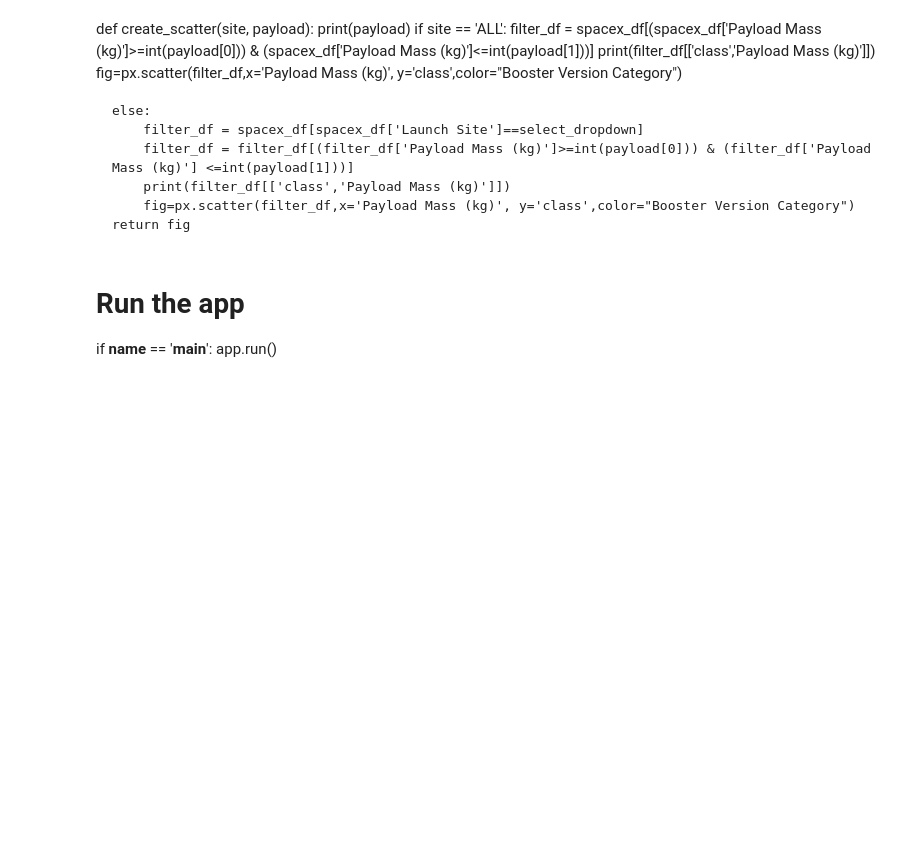
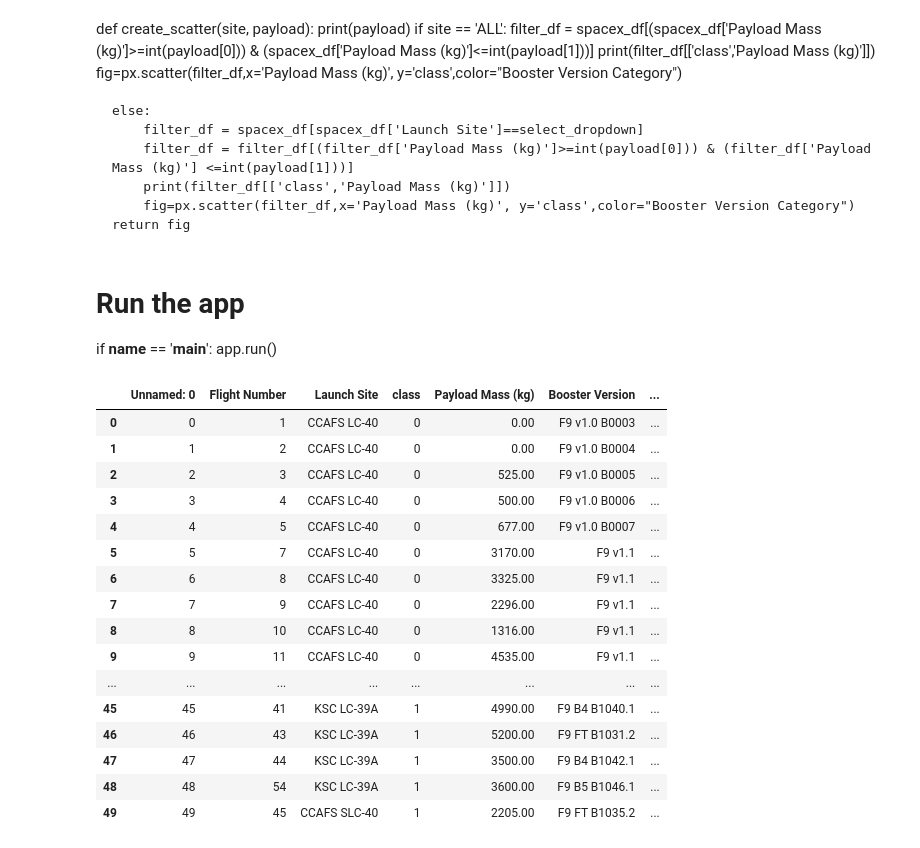
Before and after one commit to Kokniox/SpaceX-Falcon-9, a Jupyter notebook: Dashboard_with_DASH.ipynb, the cells around one changed output. Drawn from its saved outputs; the diff is of its cells as text; code cells hidden in the pictures; blank space fills up the shorter version.

```diff
--- a/Dashboard_with_DASH.ipynb
+++ b/Dashboard_with_DASH.ipynb
@@ -249,3 +294,23 @@ def create_scatter(site, payload):
 # Run the app
 if __name__ == '__main__':
     app.run()
+# %%
+spacex_df.head(50)
+# %% [output]
+|  | Unnamed: 0 | Flight Number | Launch Site | class | Payload Mass (kg) | Booster Version | ... |
+| 0 | 0 | 1 | CCAFS LC-40 | 0 | 0.00 | F9 v1.0 B0003 | ... |
+| 1 | 1 | 2 | CCAFS LC-40 | 0 | 0.00 | F9 v1.0 B0004 | ... |
+| 2 | 2 | 3 | CCAFS LC-40 | 0 | 525.00 | F9 v1.0 B0005 | ... |
+| 3 | 3 | 4 | CCAFS LC-40 | 0 | 500.00 | F9 v1.0 B0006 | ... |
+| 4 | 4 | 5 | CCAFS LC-40 | 0 | 677.00 | F9 v1.0 B0007 | ... |
+| 5 | 5 | 7 | CCAFS LC-40 | 0 | 3170.00 | F9 v1.1 | ... |
+| 6 | 6 | 8 | CCAFS LC-40 | 0 | 3325.00 | F9 v1.1 | ... |
+| 7 | 7 | 9 | CCAFS LC-40 | 0 | 2296.00 | F9 v1.1 | ... |
+| 8 | 8 | 10 | CCAFS LC-40 | 0 | 1316.00 | F9 v1.1 | ... |
+| 9 | 9 | 11 | CCAFS LC-40 | 0 | 4535.00 | F9 v1.1 | ... |
+| ... | ... | ... | ... | ... | ... | ... | ... |
+| 45 | 45 | 41 | KSC LC-39A | 1 | 4990.00 | F9 B4 B1040.1 | ... |
+| 46 | 46 | 43 | KSC LC-39A | 1 | 5200.00 | F9 FT B1031.2 | ... |
+| 47 | 47 | 44 | KSC LC-39A | 1 | 3500.00 | F9 B4 B1042.1 | ... |
+| 48 | 48 | 54 | KSC LC-39A | 1 | 3600.00 | F9 B5 B1046.1 | ... |
+| 49 | 49 | 45 | CCAFS SLC-40 | 1 | 2205.00 | F9 FT B1035.2 | ... |
```
Also changed, not shown: parts of 3 cells of this notebook.
